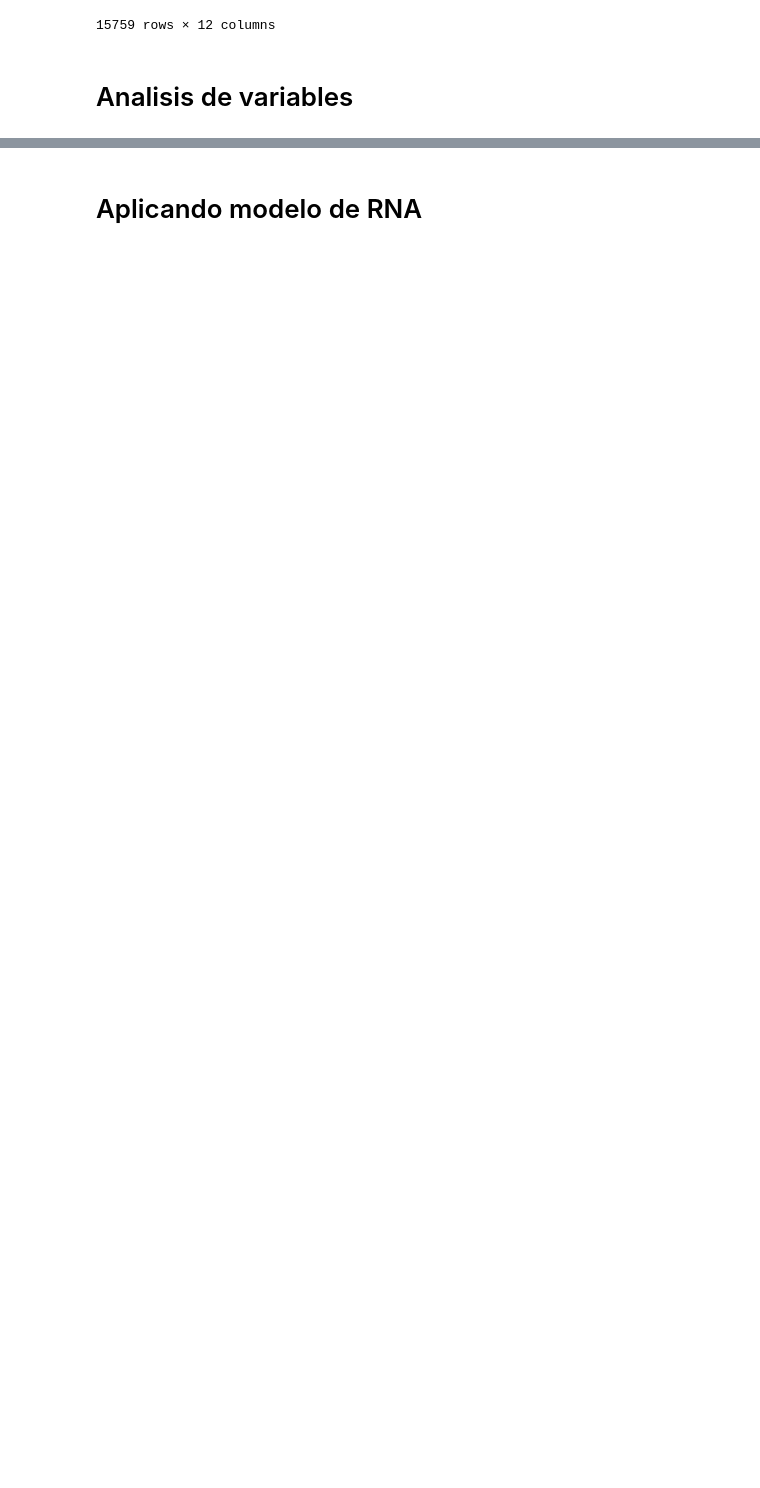
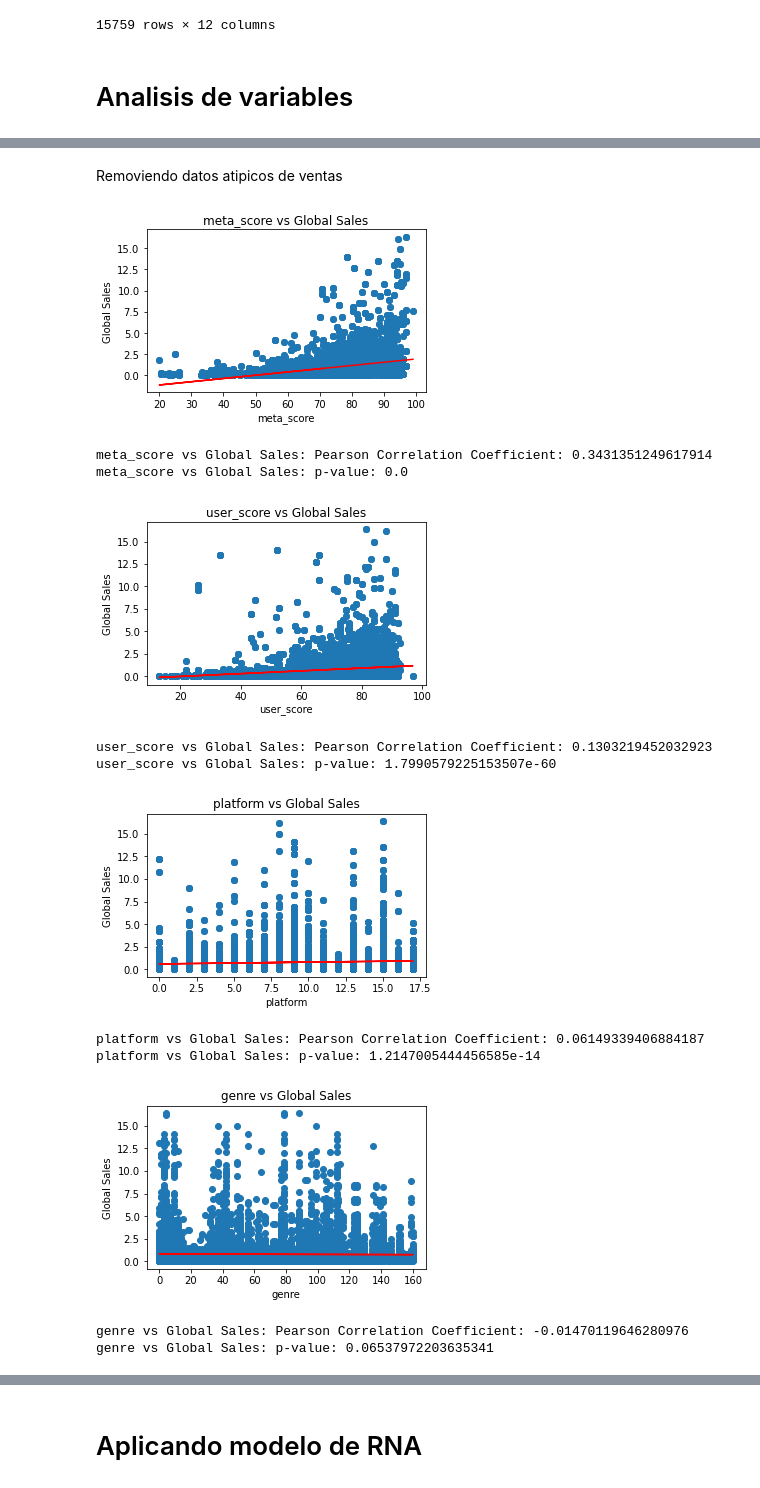
Before and after one commit to jurhs2000/ai-proyecto, a Jupyter notebook: proyecto.ipynb, the cells around one changed output, grey strips where cells are left out. Saved outputs shown, nothing was run; the diff lists cells and outputs as text; code cells hidden in the pictures; blank space fills up the shorter version.

```diff
--- a/proyecto.ipynb
+++ b/proyecto.ipynb
@@ -137,0 +178,39 @@ games_meta_sales
+# %% [markdown]
+Removiendo datos atipicos de ventas
+# %%
+games_meta_sales = games_meta_sales[games_meta_sales['NA_Sales'] <= 11]
+games_meta_sales = games_meta_sales[games_meta_sales['EU_Sales'] <= 10]
+games_meta_sales = games_meta_sales[games_meta_sales['JP_Sales'] <= 3]
+games_meta_sales = games_meta_sales[games_meta_sales['Other_Sales'] <= 3]
+games_meta_sales = games_meta_sales[games_meta_sales['Global_Sales'] <= 20]
+# %%
+# graph all vars vs global sales
+graphVars = ['meta_score', 'user_score', 'platform', 'genre', 'developer', 'year']
+if printAnalisis:
+    for i in graphVars:
+        # current variable vs global sales
+        plt.figure(figsize=(5, 3))
+        plt.scatter(games_meta_sales[i], games_meta_sales['Global_Sales'])
+        slope, intercept, r_value, p_value, std_err = linregress(games_meta_sales[i], games_meta_sales['Global_Sales'])
+        line = slope * games_meta_sales[i] + intercept
+        plt.plot(games_meta_sales[i], line, color='red')
+        plt.title('{} vs Global Sales'.format(i))
+        plt.xlabel('{}'.format(i))
+        plt.ylabel('Global Sales')
+        plt.show()
+        pearson_coef, p_value = pearsonr(games_meta_sales[i], games_meta_sales['Global_Sales'])
+        print('{} vs Global Sales: Pearson Correlation Coefficient: {}'.format(i, pearson_coef))
+        print('{} vs Global Sales: p-value: {}'.format(i, p_value))
+# %% [output]
+[figure, added]
+meta_score vs Global Sales: Pearson Correlation Coefficient: 0.3431351249617914
+meta_score vs Global Sales: p-value: 0.0
+[figure, added]
+user_score vs Global Sales: Pearson Correlation Coefficient: 0.1303219452032923
+user_score vs Global Sales: p-value: 1.7990579225153507e-60
+[figure, added]
+platform vs Global Sales: Pearson Correlation Coefficient: 0.06149339406884187
+platform vs Global Sales: p-value: 1.2147005444456585e-14
+[figure, added]
+genre vs Global Sales: Pearson Correlation Coefficient: -0.01470119646280976
+genre vs Global Sales: p-value: 0.06537972203635341
```
Also changed, not shown: parts of 26 cells of this notebook, 1 other file.
